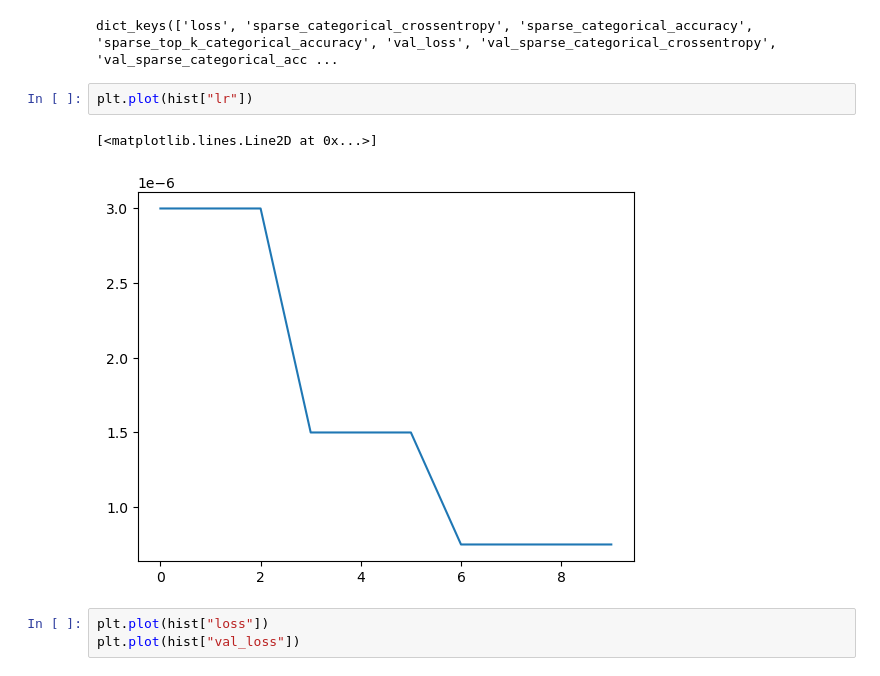
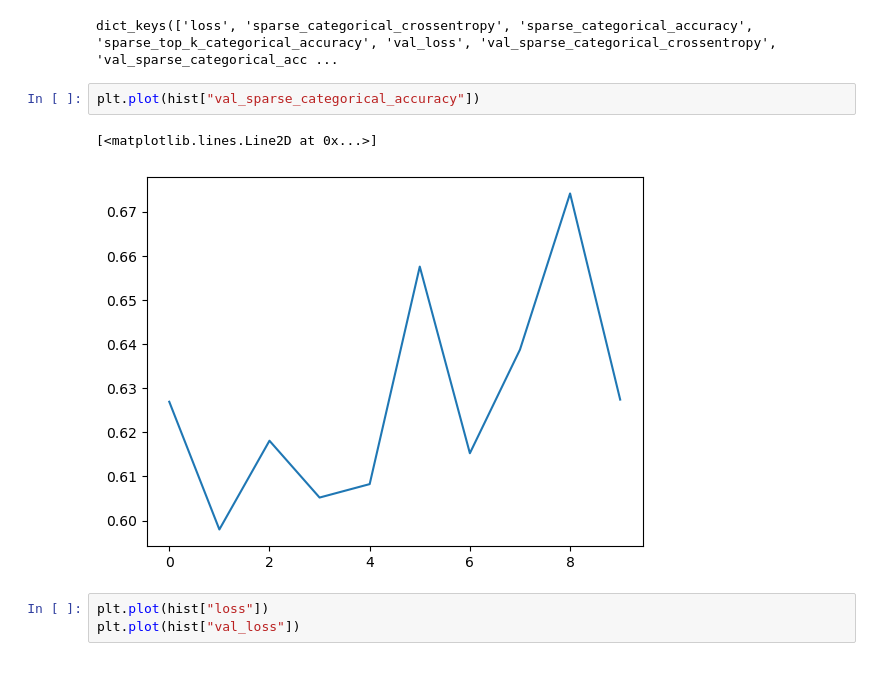
Before and after one commit to GebTorte/RS-Net, a Jupyter notebook: notebooks/sis_investigateModelHistory.ipynb, the cells around one changed output. Drawn from its saved outputs; the diff is of its cells as text.

```diff
--- a/notebooks/sis_investigateModelHistory.ipynb
+++ b/notebooks/sis_investigateModelHistory.ipynb
@@ -11,10 +11,10 @@ hist.keys()
 # %% [output]
 dict_keys(['loss', 'sparse_categorical_crossentropy', 'sparse_categorical_accuracy', 'sparse_top_k_categorical_accuracy', 'val_loss', 'val_sparse_categorical_crossentropy', 'val_sparse_categorical_acc ...
 # %%
-plt.plot(hist["lr"])
+plt.plot(hist["val_sparse_categorical_accuracy"])
 # %% [output]
 [<matplotlib.lines.Line2D at 0x...>]
-[figure, old version]
+[figure, new version]
 # %%
 plt.plot(hist["loss"])
 plt.plot(hist["val_loss"])
```
Also changed, not shown: parts of 2 cells of this notebook, 3 other files.
